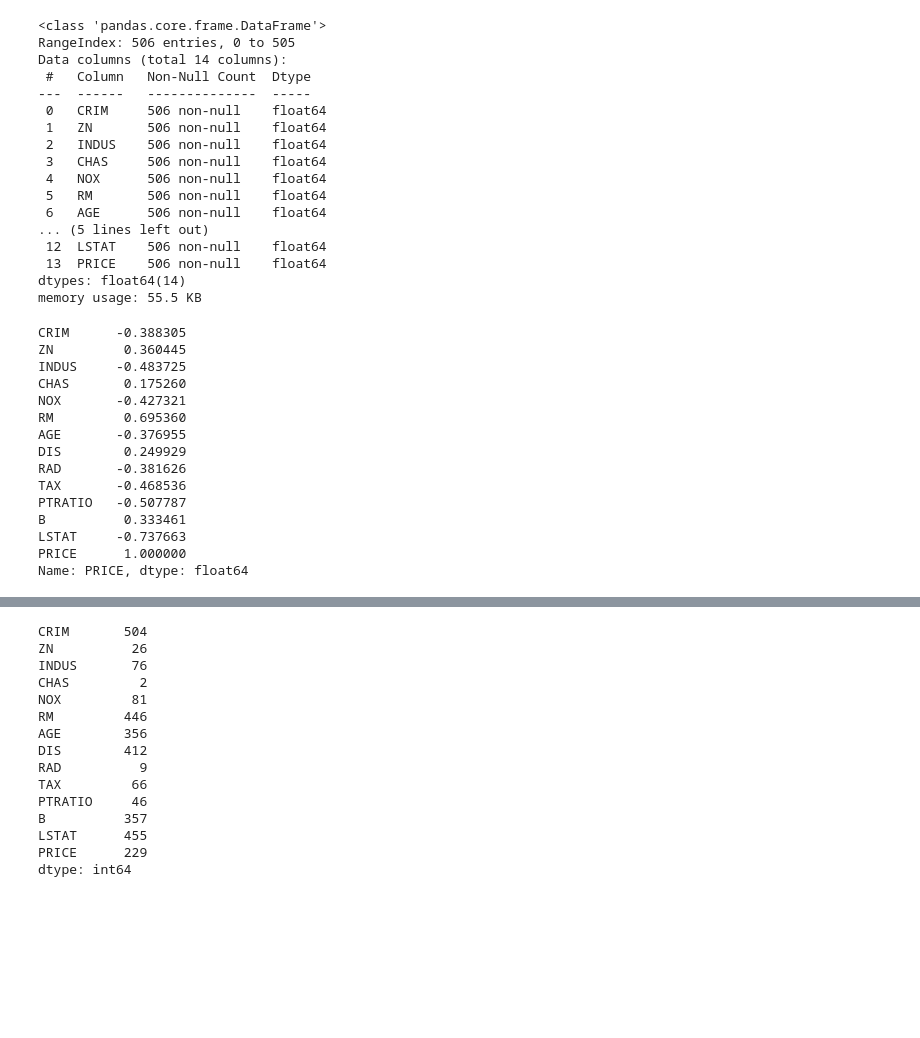
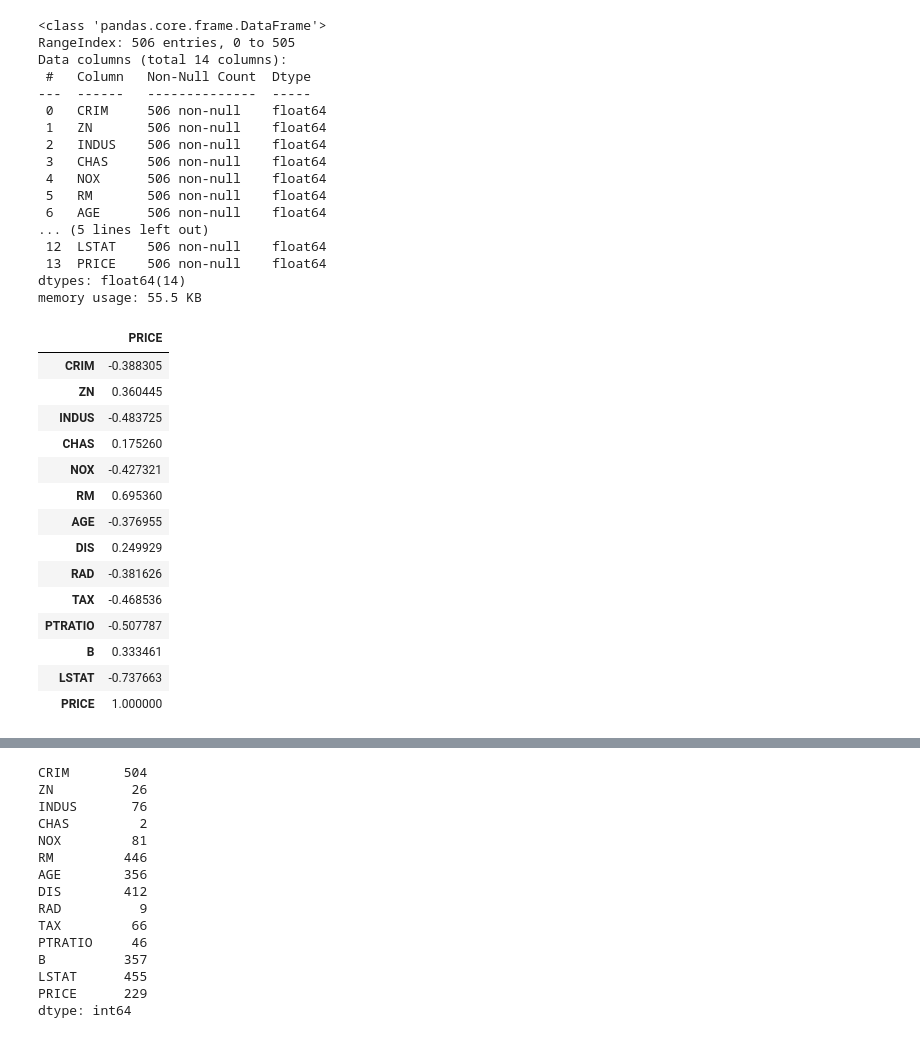
Before and after one commit to blacbakery/py_worksapce, a Jupyter notebook: 강의 노트/05_MachineLearning/p_Camp_ML_03_sklearn_Regularization.ipynb, the cells around one changed output, grey strips where cells are left out. Cells and saved outputs as stored; diff of their text form; code cells hidden in the pictures; blank space fills up the shorter version.

```diff
--- a/강의 노트/05_MachineLearning/p_Camp_ML_03_sklearn_Regularization.ipynb
+++ b/강의 노트/05_MachineLearning/p_Camp_ML_03_sklearn_Regularization.ipynb
@@ -55,21 +55,21 @@ Data columns (total 14 columns):
 dtypes: float64(14)
 memory usage: 55.5 KB
 # %%
-df.corr()['PRICE']
+df.corr()[['PRICE']]
 # %% [output]
-CRIM      -0.388305
-ZN         0.360445
-INDUS     -0.483725
-CHAS       0.175260
-NOX       -0.427321
-RM         0.695360
-AGE       -0.376955
-DIS        0.249929
-RAD       -0.381626
-TAX       -0.468536
-PTRATIO   -0.507787
-B          0.333461
-LSTAT     -0.737663
-PRICE      1.000000
-Name: PRICE, dtype: float64
+|  | PRICE |
+| CRIM | -0.388305 |
+| ZN | 0.360445 |
+| INDUS | -0.483725 |
+| CHAS | 0.175260 |
+| NOX | -0.427321 |
+| RM | 0.695360 |
+| AGE | -0.376955 |
+| DIS | 0.249929 |
+| RAD | -0.381626 |
+| TAX | -0.468536 |
+| PTRATIO | -0.507787 |
+| B | 0.333461 |
+| LSTAT | -0.737663 |
+| PRICE | 1.000000 |
 # %%
```
Also changed, not shown: parts of 27 cells of this notebook, 6 other files.
